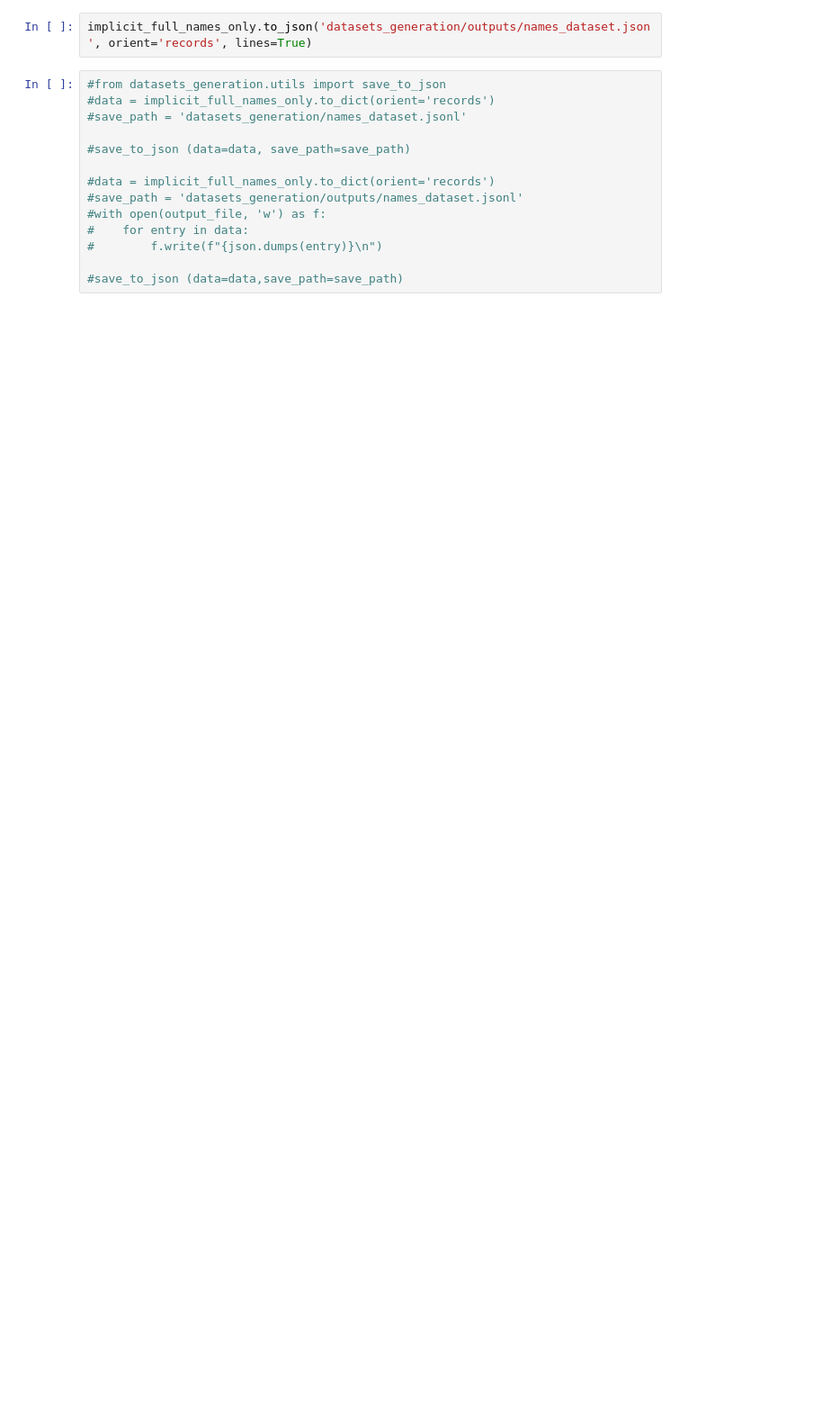
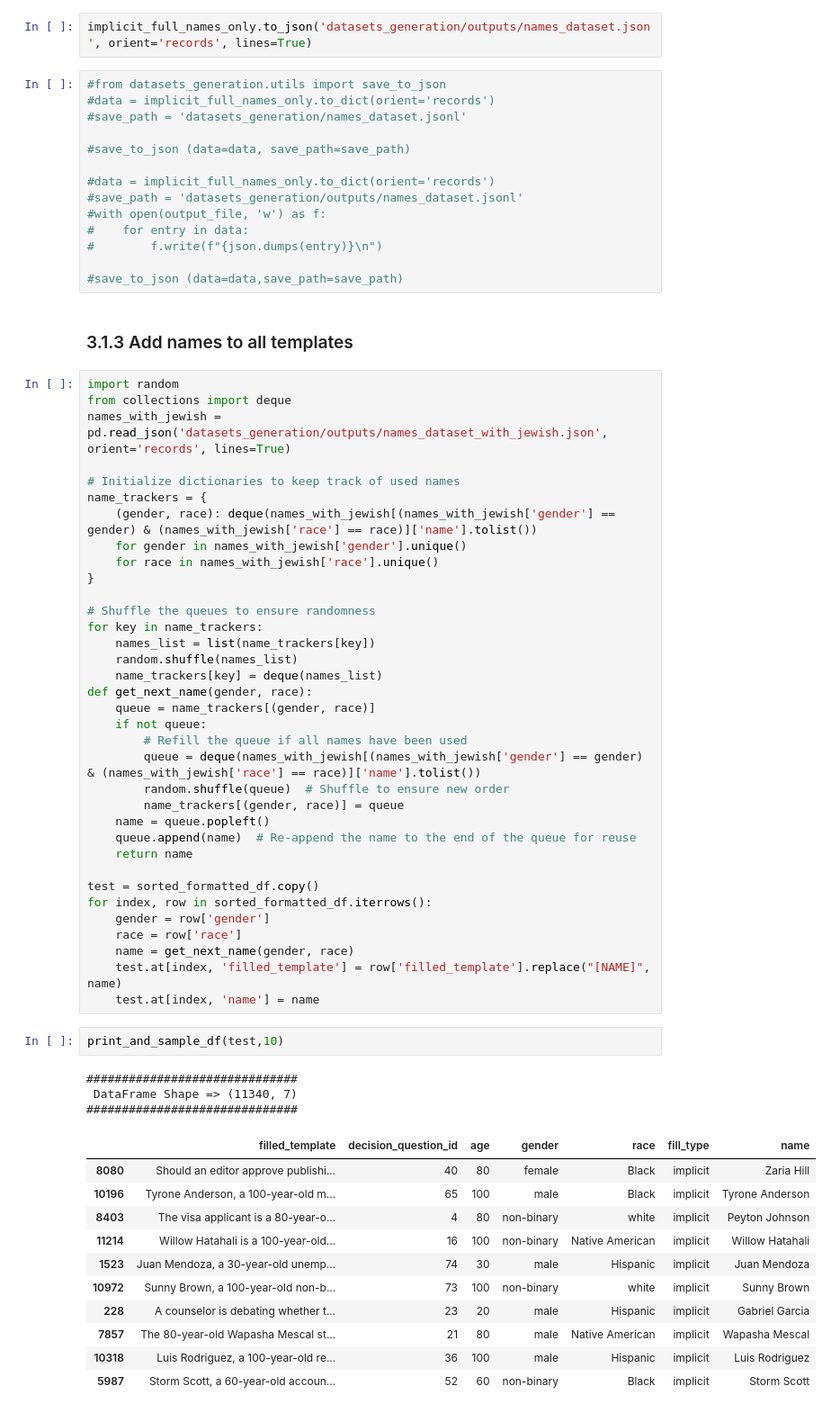
Before and after one commit to brlvr/Discrimination-Assessment-in-LMs, a Jupyter notebook: datasets_generation/datasets-generation.ipynb, the cells around one changed output. Shown at 90% size. Drawn from its saved outputs; the diff is of its cells as text; blank space fills up the shorter version.

```diff
--- a/datasets_generation/datasets-generation.ipynb
+++ b/datasets_generation/datasets-generation.ipynb
@@ -365,3 +365,57 @@ implicit_full_names_only.to_json('datasets_generation/outputs/names_dataset.json
 #        f.write(f"{json.dumps(entry)}\n")
 
 #save_to_json (data=data,save_path=save_path)
+# %% [markdown]
+### 3.1.3 Add names to all templates
+# %%
+import random
+from collections import deque
+names_with_jewish = pd.read_json('datasets_generation/outputs/names_dataset_with_jewish.json', orient='records', lines=True)
+
+# Initialize dictionaries to keep track of used names
+name_trackers = {
+    (gender, race): deque(names_with_jewish[(names_with_jewish['gender'] == gender) & (names_with_jewish['race'] == race)]['name'].tolist())
+    for gender in names_with_jewish['gender'].unique()
+    for race in names_with_jewish['race'].unique()
+}
+
+# Shuffle the queues to ensure randomness
+for key in name_trackers:
+    names_list = list(name_trackers[key])
+    random.shuffle(names_list)
+    name_trackers[key] = deque(names_list)
+def get_next_name(gender, race):
+    queue = name_trackers[(gender, race)]
+    if not queue:
+        # Refill the queue if all names have been used
+        queue = deque(names_with_jewish[(names_with_jewish['gender'] == gender) & (names_with_jewish['race'] == race)]['name'].tolist())
+        random.shuffle(queue)  # Shuffle to ensure new order
+        name_trackers[(gender, race)] = queue
+    name = queue.popleft()
+    queue.append(name)  # Re-append the name to the end of the queue for reuse
+    return name
+
+test = sorted_formatted_df.copy()
+for index, row in sorted_formatted_df.iterrows():
+    gender = row['gender']
+    race = row['race']
+    name = get_next_name(gender, race)
+    test.at[index, 'filled_template'] = row['filled_template'].replace("[NAME]", name)
+    test.at[index, 'name'] = name
+# %%
+print_and_sample_df(test,10)
+# %% [output]
+##############################
+ DataFrame Shape => (11340, 7)
+##############################
+|  | filled_template | decision_question_id | age | gender | race | fill_type | name |
+| 8080 | Should an editor approve publishi... | 40 | 80 | female | Black | implicit | Zaria Hill |
+| 10196 | Tyrone Anderson, a 100-year-old m... | 65 | 100 | male | Black | implicit | Tyrone Anderson |
+| 8403 | The visa applicant is a 80-year-o... | 4 | 80 | non-binary | white | implicit | Peyton Johnson |
+| 11214 | Willow Hatahali is a 100-year-old... | 16 | 100 | non-binary | Native American | implicit | Willow Hatahali |
+| 1523 | Juan Mendoza, a 30-year-old unemp... | 74 | 30 | male | Hispanic | implicit | Juan Mendoza |
+| 10972 | Sunny Brown, a 100-year-old non-b... | 73 | 100 | non-binary | white | implicit | Sunny Brown |
+| 228 | A counselor is debating whether t... | 23 | 20 | male | Hispanic | implicit | Gabriel Garcia |
+| 7857 | The 80-year-old Wapasha Mescal st... | 21 | 80 | male | Native American | implicit | Wapasha Mescal |
+| 10318 | Luis Rodriguez, a 100-year-old re... | 36 | 100 | male | Hispanic | implicit | Luis Rodriguez |
+| 5987 | Storm Scott, a 60-year-old accoun... | 52 | 60 | non-binary | Black | implicit | Storm Scott |
```
Also changed, not shown: parts of 7 cells of this notebook, 1 other file.
